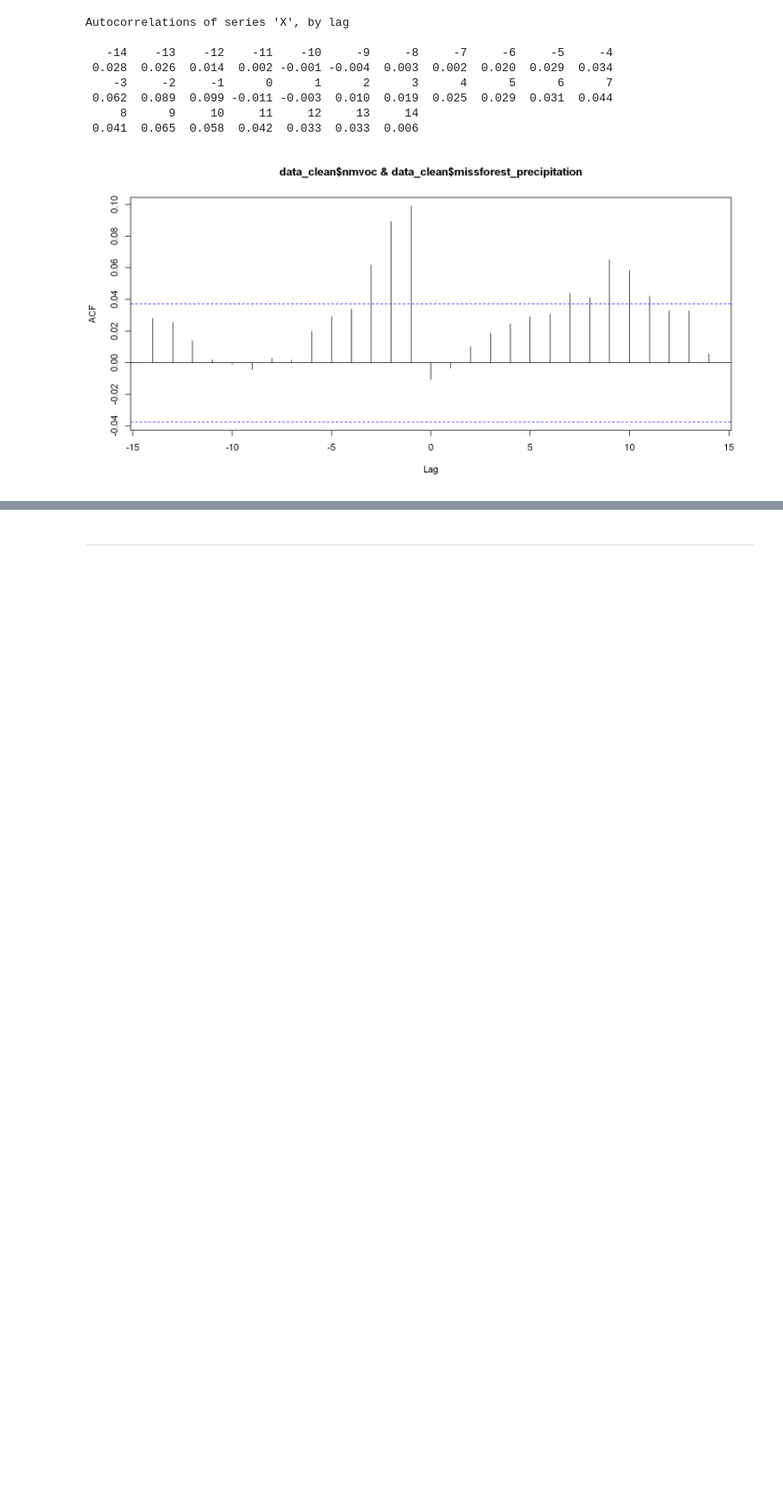
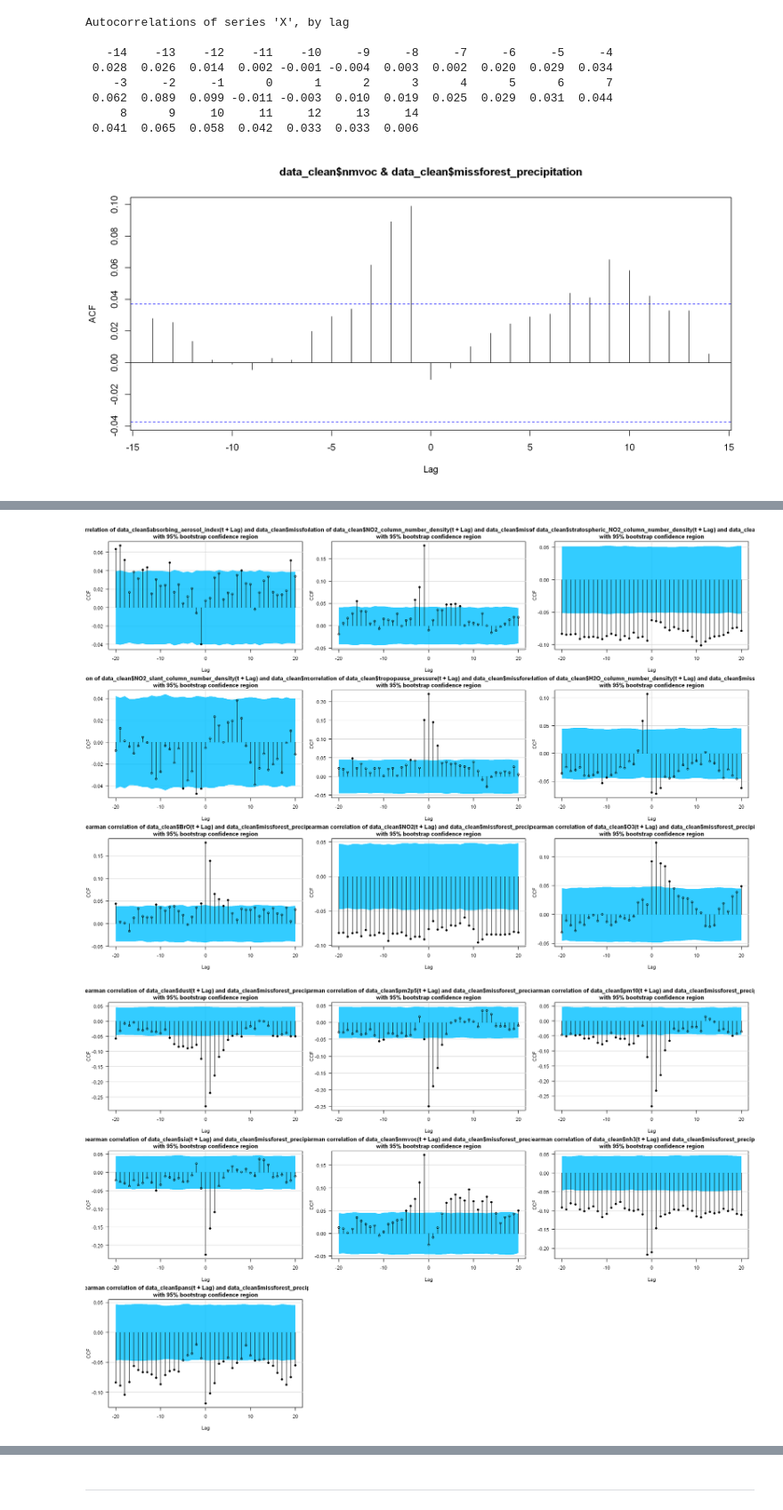
Before and after one commit to rugcer04/Duomenu_mokslo_projektas, a Jupyter notebook: code/R/EDA/dependency_analysis.ipynb, the cells around one changed output, grey strips where cells are left out. Shown at 89% size. Drawn from its saved outputs; the diff is of its cells as text; code cells hidden in the pictures; blank space fills up the shorter version.

```diff
--- a/code/R/EDA/dependency_analysis.ipynb
+++ b/code/R/EDA/dependency_analysis.ipynb
@@ -553 +1166,26 @@ print(ccf_boot(data_clean$nmvoc, data_clean$missforest_precipitation, lag.max =
+# %%
+options(repr.plot.width = 15, repr.plot.height = 10, repr.plot.res = 200)
+par(mfrow = c(3, 3), mar = c(4, 4, 3, 1))
+
+ccf_boot(data_clean$absorbing_aerosol_index, data_clean$missforest_precipitation, lag.max = 20, plot = "Spearman")
+ccf_boot(data_clean$NO2_column_number_density, data_clean$missforest_precipitation, lag.max = 20, plot = "Spearman")
+ccf_boot(data_clean$stratospheric_NO2_column_number_density, data_clean$missforest_precipitation, lag.max = 20, plot = "Spearman")
+ccf_boot(data_clean$NO2_slant_column_number_density, data_clean$missforest_precipitation, lag.max = 20, plot = "Spearman")
+ccf_boot(data_clean$tropopause_pressure, data_clean$missforest_precipitation, lag.max = 20, plot = "Spearman")
+ccf_boot(data_clean$H2O_column_number_density, data_clean$missforest_precipitation, lag.max = 20, plot = "Spearman")
+ccf_boot(data_clean$BrO, data_clean$missforest_precipitation, lag.max = 20, plot = "Spearman")
+ccf_boot(data_clean$NO2, data_clean$missforest_precipitation, lag.max = 20, plot = "Spearman")
+ccf_boot(data_clean$O3, data_clean$missforest_precipitation, lag.max = 20, plot = "Spearman")
+ccf_boot(data_clean$dust, data_clean$missforest_precipitation, lag.max = 20, plot = "Spearman")
+ccf_boot(data_clean$pm2p5, data_clean$missforest_precipitation, lag.max = 20, plot = "Spearman")
+ccf_boot(data_clean$pm10, data_clean$missforest_precipitation, lag.max = 20, plot = "Spearman")
+ccf_boot(data_clean$sia, data_clean$missforest_precipitation, lag.max = 20, plot = "Spearman")
+ccf_boot(data_clean$nmvoc, data_clean$missforest_precipitation, lag.max = 20, plot = "Spearman")
+ccf_boot(data_clean$nh3, data_clean$missforest_precipitation, lag.max = 20, plot = "Spearman")
+ccf_boot(data_clean$pans, data_clean$missforest_precipitation, lag.max = 20, plot = "Spearman")
+
+par(mfrow = c(1, 1))
+# %% [output]
+[figure, added]
+[figure, added]
 # %%
```
Also changed, not shown: parts of 27 cells of this notebook.
